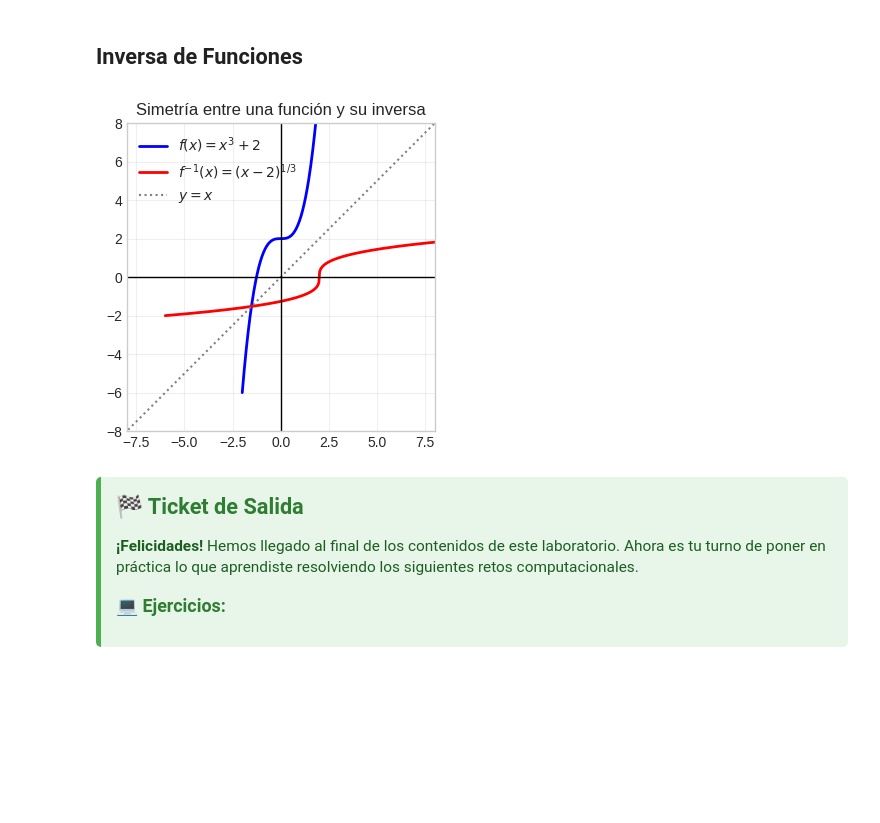
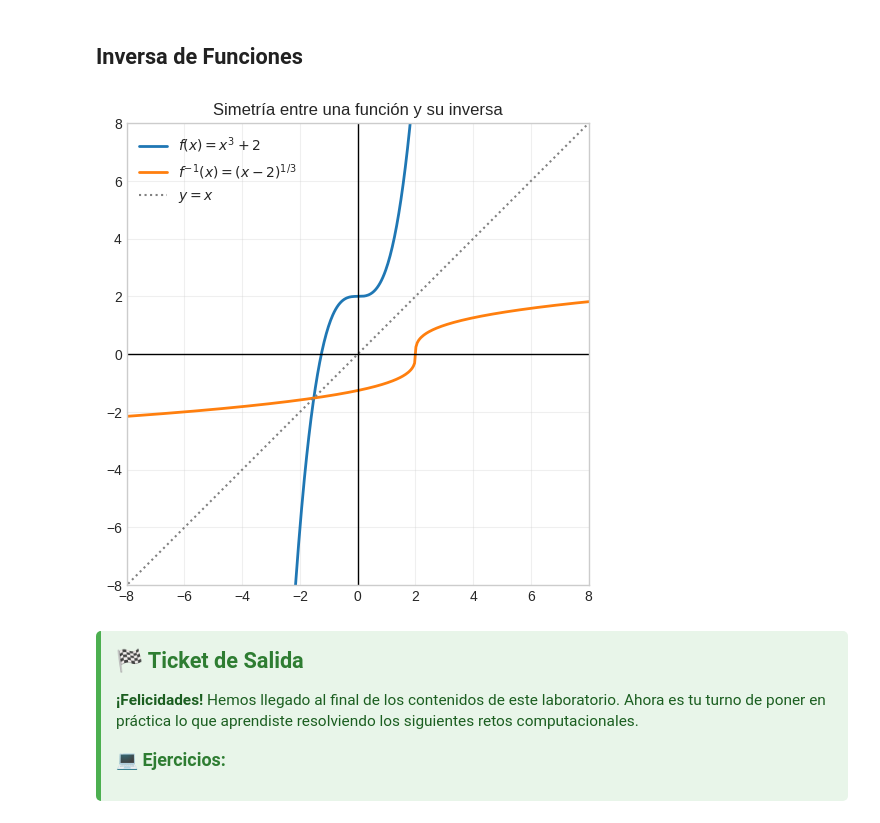
Before and after one commit to ManuelSanchezUribe/Laboratorios_MAT_UC, a Jupyter notebook: MAT1610/Laboratorio_01/lab01.ipynb, the cells around one changed output. Cells and saved outputs as stored; diff of their text form; code cells hidden in the pictures; blank space fills up the shorter version.

```diff
--- a/MAT1610/Laboratorio_01/lab01.ipynb
+++ b/MAT1610/Laboratorio_01/lab01.ipynb
@@ -545,26 +544,26 @@ plt.show()
 # %%
 # funcion y su inversa
 f_num = lambda x: x**3 + 2
 f_inv_num = lambda x: np.cbrt(x - 2)
 
 # Rango de valores (evitamos problemas con raíces de negativos en algunos motores)
-x_f = np.linspace(-2, 2, 200)
-x_inv = np.linspace(-6, 10, 400)
+x_f = np.linspace(-3, 2, 200)
+x_inv = np.linspace(-8, 10, 400)
 
-plt.figure()
-plt.plot(x_f, f_num(x_f), label=r'$f(x) = x^3 + 2$', color='blue', lw=2)
-plt.plot(x_inv, f_inv_num(x_inv), label=r'$f^{-1}(x) = (x-2)^{1/3}$', color='red', lw=2)
+plt.figure(figsize=(6,6))
+plt.plot(x_f, f_num(x_f), label=r'$f(x) = x^3 + 2$', color='C00', lw=2)
+plt.plot(x_inv, f_inv_num(x_inv), label=r'$f^{-1}(x) = (x-2)^{1/3}$', color='C01', lw=2)
 plt.plot([-10, 10], [-10, 10], color='gray', linestyle=':', label='$y = x$') # Recta de simetría
 
 plt.xlim(-8, 8); plt.ylim(-8, 8)
 plt.axhline(0, color='black', lw=1); plt.axvline(0, color='black', lw=1)
 plt.gca().set_aspect('equal')
 plt.title("Simetría entre una función y su inversa")
 plt.legend()
 plt.grid(alpha=0.3)
 plt.show()
 # %% [output]
-[figure, old version]
+[figure, new version]
 # %% [markdown]
 <div class="alert alert-block alert-success" style="background-color: #e8f5e9; border-left: 5px solid #4caf50; padding: 15px; border-radius: 5px;">
     <h2 style="color: #2e7d32; margin-top: 0;">🏁 Ticket de Salida</h2>
```
Also changed, not shown: parts of 1 cell of this notebook.
